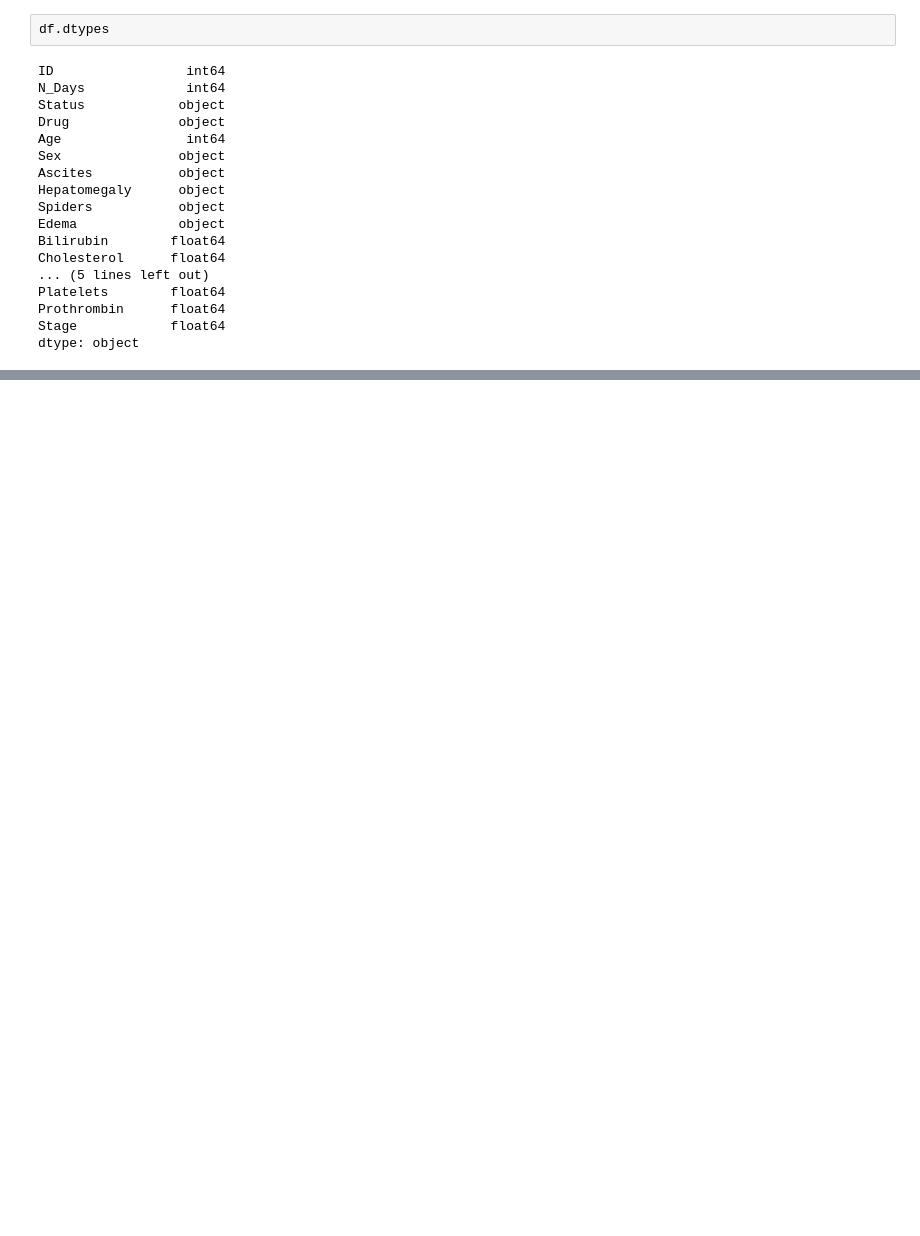
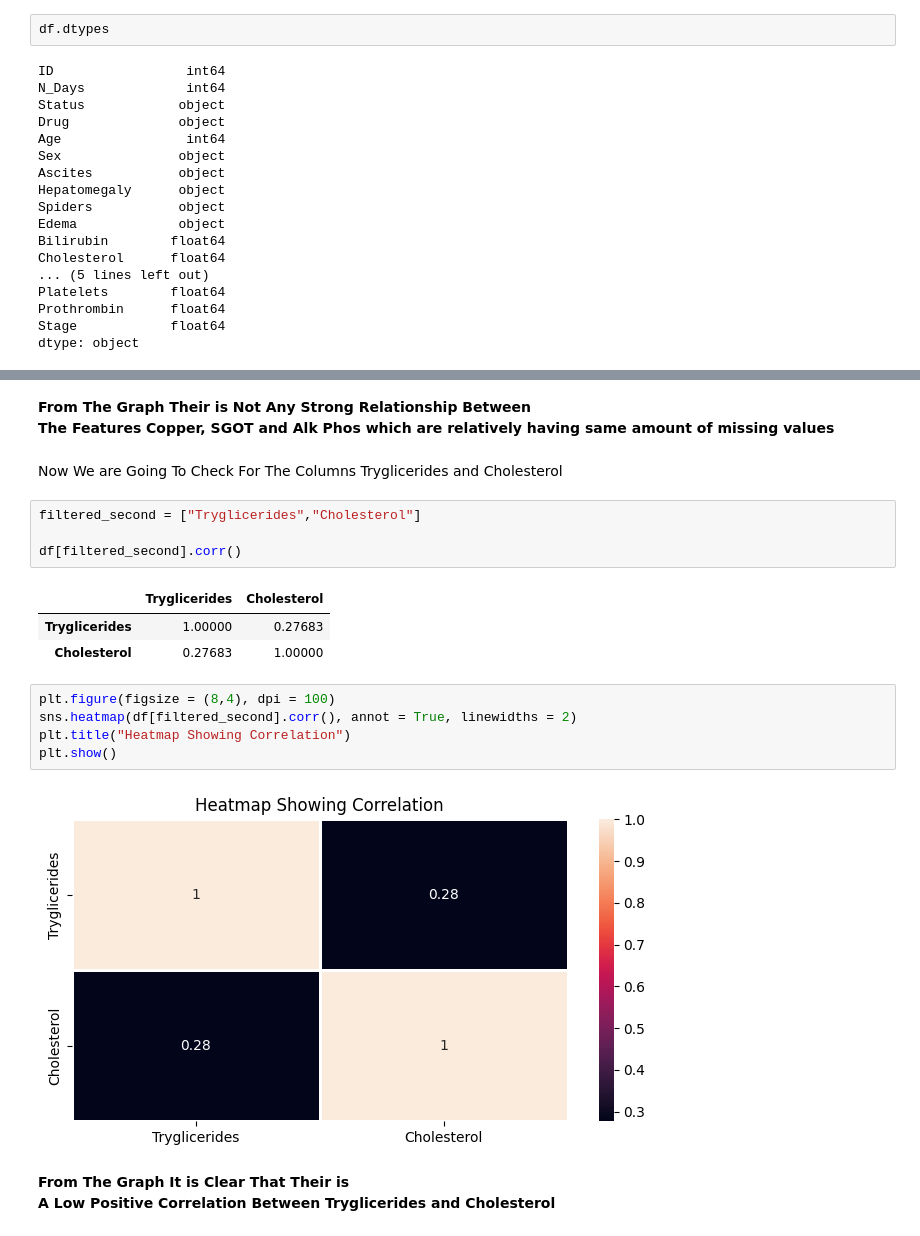
Before and after one commit to lajwithsingh/Cirrhosis_DataAnalysis_CaseStudy, a Jupyter notebook: Cirrhosis_CaseStudy.ipynb, the cells around one changed output, grey strips where cells are left out. Saved outputs shown, nothing was run; the diff lists cells and outputs as text; blank space fills up the shorter version.

```diff
--- a/Cirrhosis_CaseStudy.ipynb
+++ b/Cirrhosis_CaseStudy.ipynb
@@ -166,0 +236,21 @@ dtype: object
+# %% [markdown]
+<strong>From The Graph Their is Not Any Strong Relationship Between <br>The Features Copper, SGOT and Alk Phos which are relatively having same amount of missing values</strong>
+# %% [markdown]
+Now We are Going To Check For The Columns Tryglicerides and Cholesterol
+# %%
+filtered_second = ["Tryglicerides","Cholesterol"]
+
+df[filtered_second].corr()
+# %% [output]
+|  | Tryglicerides | Cholesterol |
+| Tryglicerides | 1.00000 | 0.27683 |
+| Cholesterol | 0.27683 | 1.00000 |
+# %%
+plt.figure(figsize = (8,4), dpi = 100)
+sns.heatmap(df[filtered_second].corr(), annot = True, linewidths = 2)
+plt.title("Heatmap Showing Correlation")
+plt.show()
+# %% [output]
+[figure, added]
+# %% [markdown]
+<strong>From The Graph It is Clear That Their is <br>A Low Positive Correlation Between Tryglicerides and Cholesterol</strong>
```
Also changed, not shown: parts of 8 cells of this notebook.
